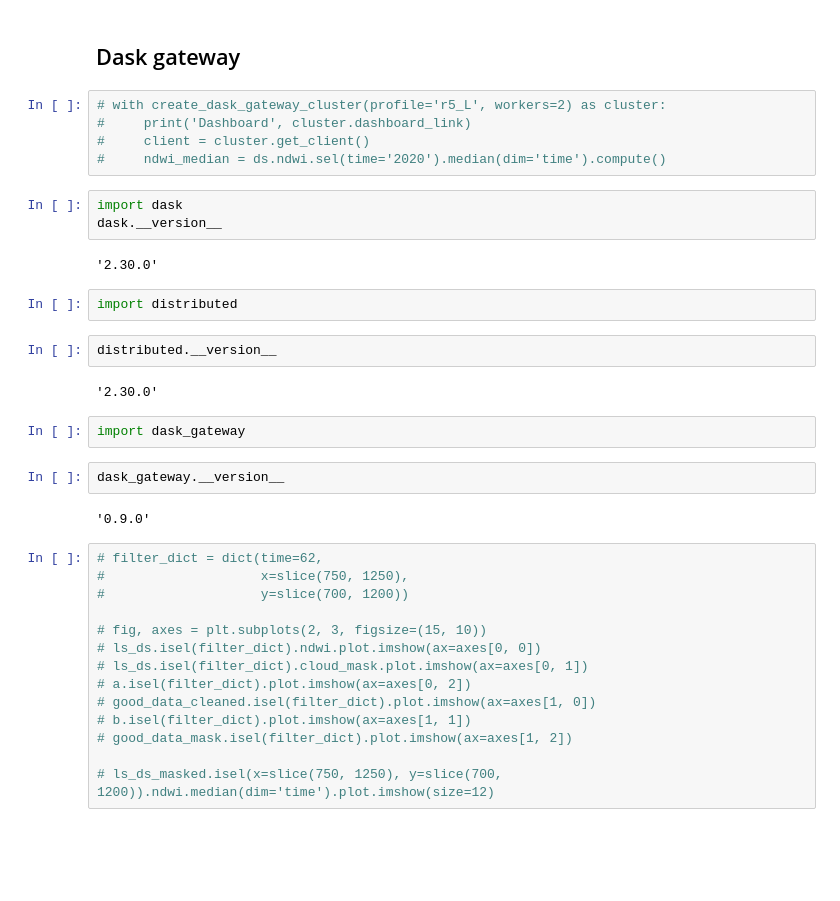
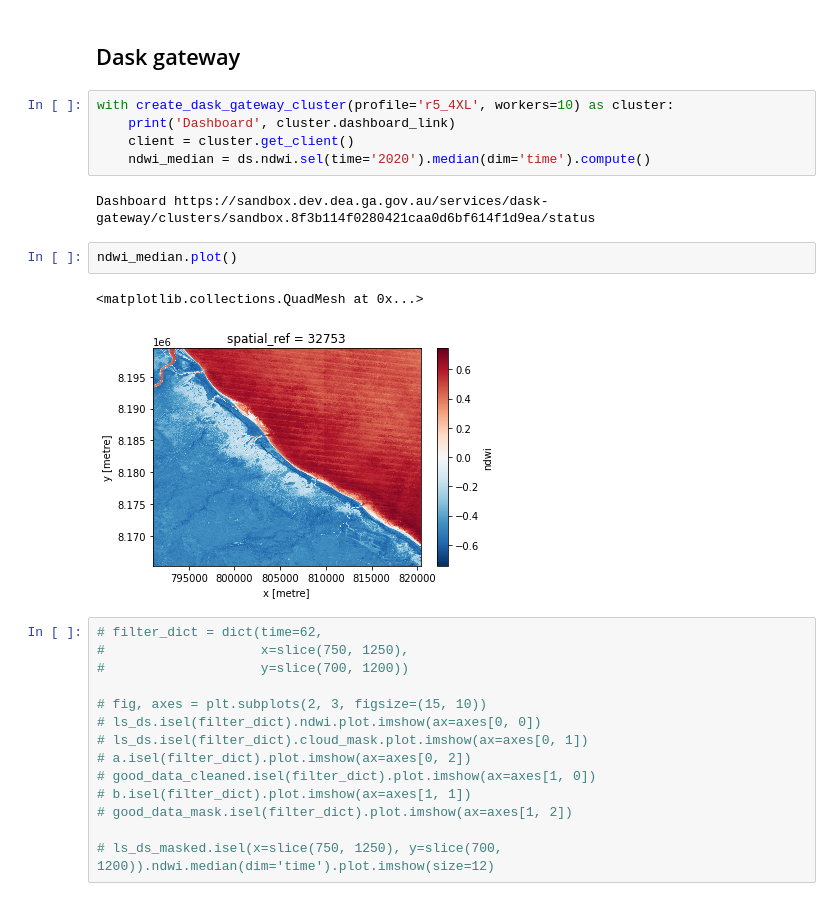
Before and after one commit to GeoscienceAustralia/dea-intertidal, a Jupyter notebook: notebooks/Virtual_product.ipynb, the cells around one changed output. Saved outputs shown, nothing was run; the diff lists cells and outputs as text; blank space fills up the shorter version.

```diff
--- a/notebooks/Virtual_product.ipynb
+++ b/notebooks/Virtual_product.ipynb
@@ -331,27 +324,17 @@ out_ds.intercept.where(out_ds.pval < 0.01).plot(vmin=-1, vmax=1)
 # %% [markdown]
 ## Dask gateway
 # %%
-# with create_dask_gateway_cluster(profile='r5_L', workers=2) as cluster:
-#     print('Dashboard', cluster.dashboard_link)
-#     client = cluster.get_client()
-#     ndwi_median = ds.ndwi.sel(time='2020').median(dim='time').compute()
+with create_dask_gateway_cluster(profile='r5_4XL', workers=10) as cluster:
+    print('Dashboard', cluster.dashboard_link)
+    client = cluster.get_client()
+    ndwi_median = ds.ndwi.sel(time='2020').median(dim='time').compute()
+# %% [output]
+Dashboard https://sandbox.dev.dea.ga.gov.au/services/dask-gateway/clusters/sandbox.8f3b114f0280421caa0d6bf614f1d9ea/status
-# %%
-import dask
-dask.__version__
-# %% [output]
-'2.30.0'
-# %%
-import distributed
-# %%
-distributed.__version__
-# %% [output]
-'2.30.0'
-# %%
-import dask_gateway
-# %%
-dask_gateway.__version__
-# %% [output]
-'0.9.0'
+# %%
+ndwi_median.plot()
+# %% [output]
+<matplotlib.collections.QuadMesh at 0x...>
+[figure, added]
 # %%
 # filter_dict = dict(time=62,
 #                    x=slice(750, 1250),
```
Also changed, not shown: parts of 2 cells of this notebook, 2 other files.
